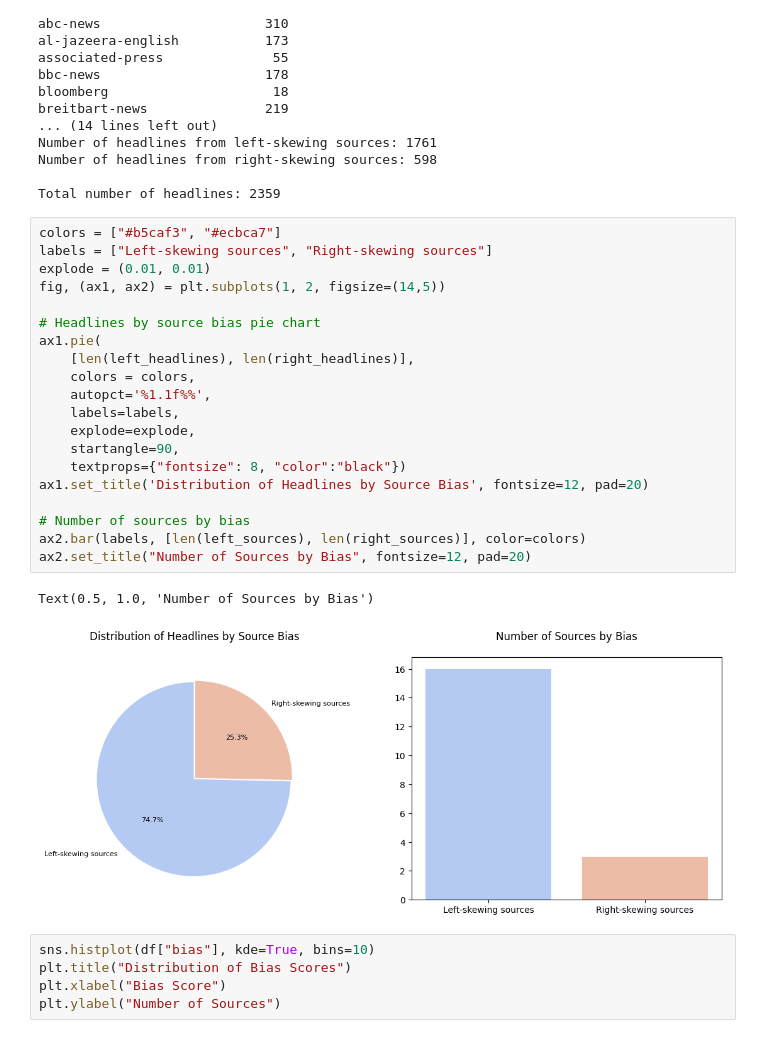
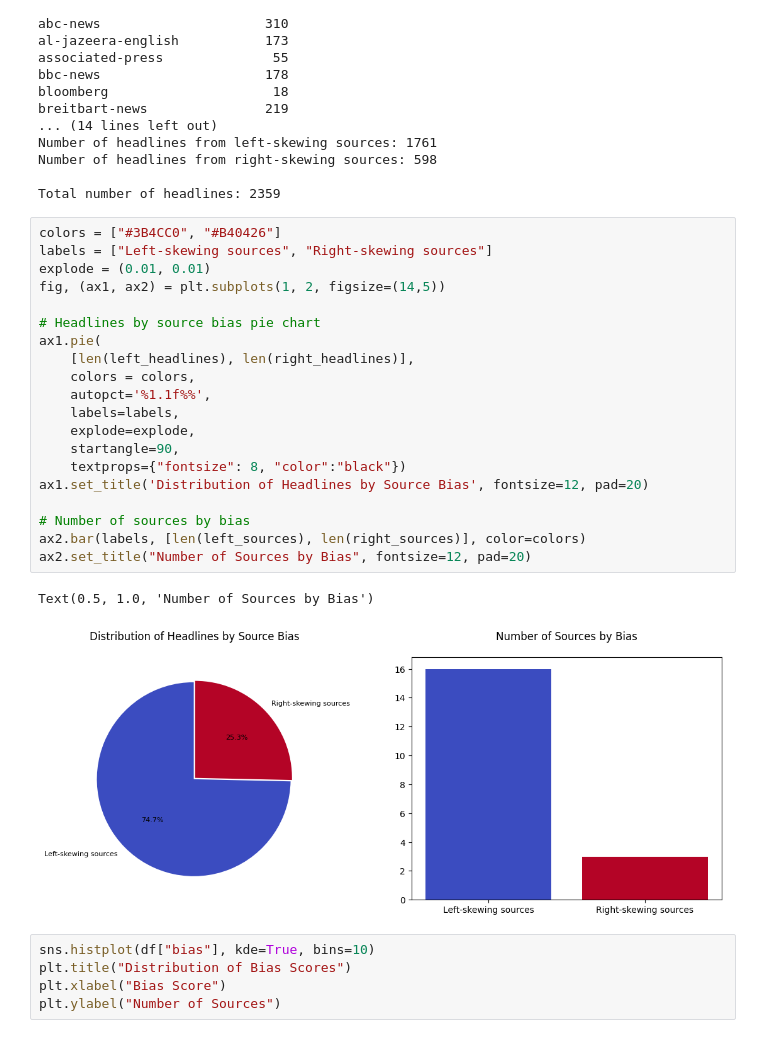
Before and after one commit to Joshua-Byrd/HeadlineAnalysis, a Jupyter notebook: notebooks/headline_analysis.ipynb, the cells around one changed output. Saved outputs shown, nothing was run; the diff lists cells and outputs as text.

```diff
--- a/notebooks/headline_analysis.ipynb
+++ b/notebooks/headline_analysis.ipynb
@@ -149,28 +149,28 @@ Number of headlines from right-skewing sources: 598
 
 Total number of headlines: 2359
 # %%
-colors = ["#b5caf3", "#ecbca7"]
+colors = ["#3B4CC0", "#B40426"]
 labels = ["Left-skewing sources", "Right-skewing sources"]
 explode = (0.01, 0.01)
 fig, (ax1, ax2) = plt.subplots(1, 2, figsize=(14,5))
 
 # Headlines by source bias pie chart
 ax1.pie(
     [len(left_headlines), len(right_headlines)],
     colors = colors,
     autopct='%1.1f%%',
     labels=labels,
     explode=explode,
     startangle=90,
     textprops={"fontsize": 8, "color":"black"})
 ax1.set_title('Distribution of Headlines by Source Bias', fontsize=12, pad=20)
 
 # Number of sources by bias
 ax2.bar(labels, [len(left_sources), len(right_sources)], color=colors)
 ax2.set_title("Number of Sources by Bias", fontsize=12, pad=20)
 # %% [output]
 Text(0.5, 1.0, 'Number of Sources by Bias')
-[figure, old version]
+[figure, new version]
 # %%
 sns.histplot(df["bias"], kde=True, bins=10)
 plt.title("Distribution of Bias Scores")
```
Also changed, not shown: parts of 2 cells of this notebook.
